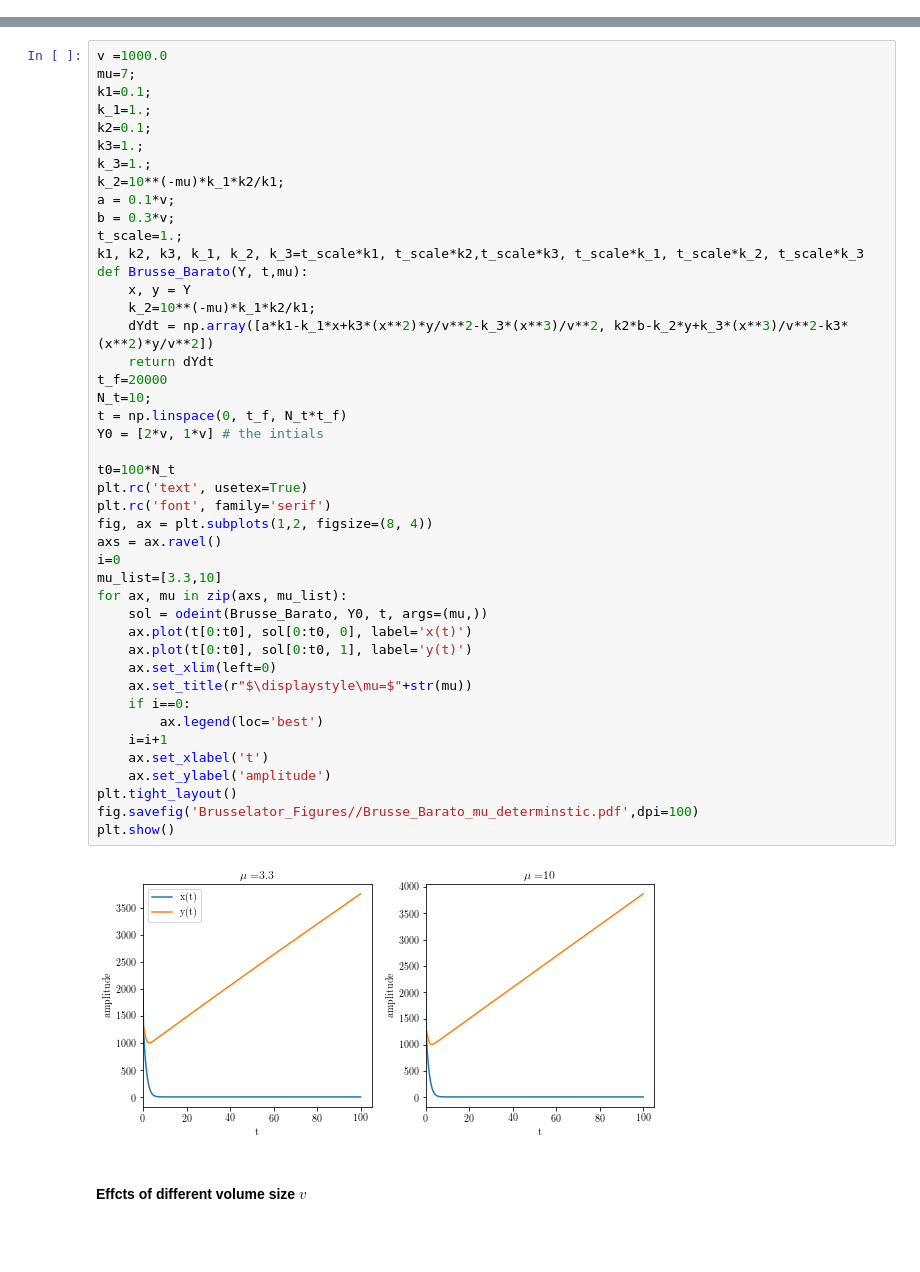
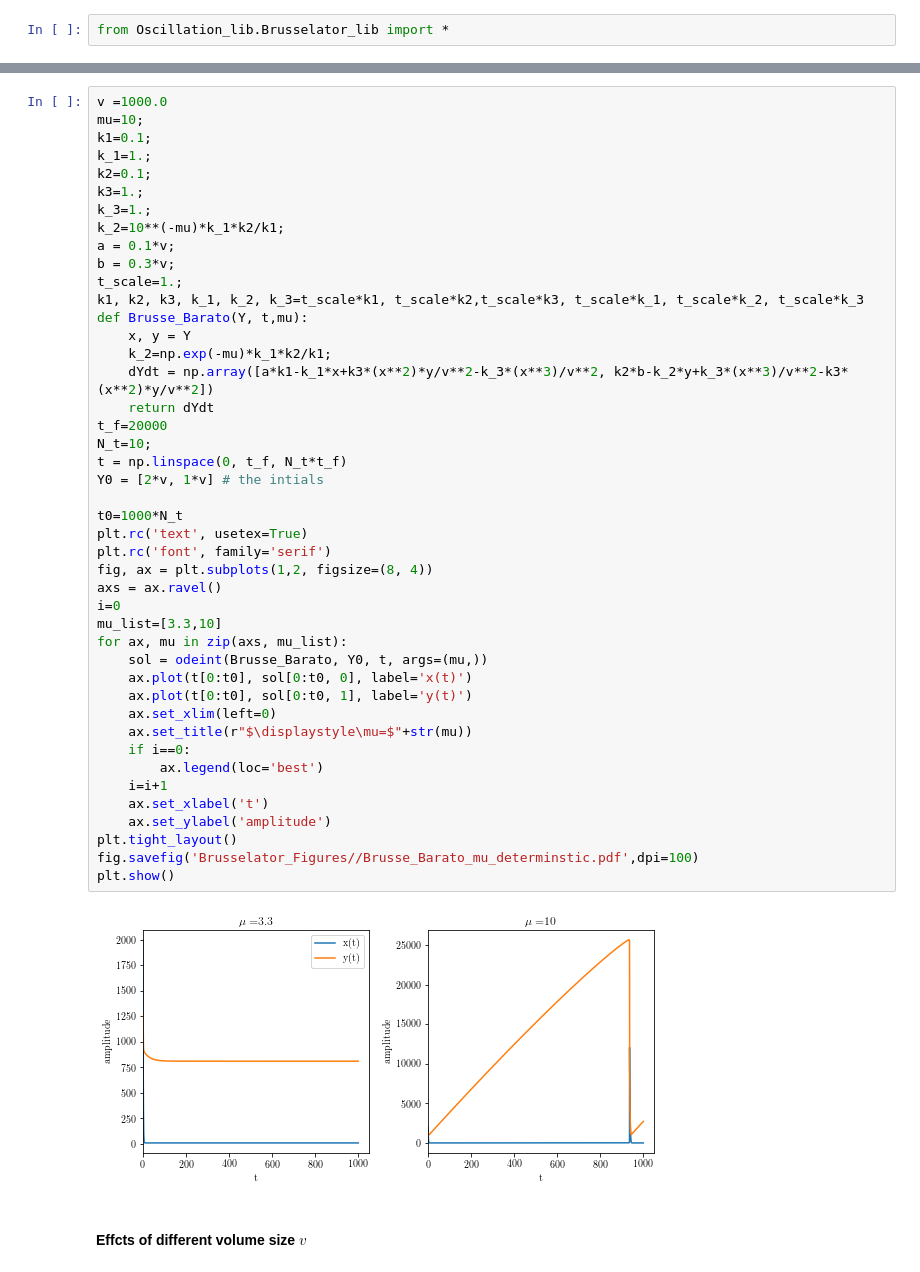
Before and after one commit to Wenping-Cui/Biological-Oscillators, a Jupyter notebook: Brusselator.ipynb, the cells around one changed output, grey strips where cells are left out. Saved outputs shown, nothing was run; the diff lists cells and outputs as text; blank space fills up the shorter version.

```diff
--- a/Brusselator.ipynb
+++ b/Brusselator.ipynb
@@ -15,6 +16,8 @@ from Oscillation_lib.Brusselator_cython import Brusselator_loopProgress
 from Oscillation_lib.Brusselator_cython import Brusse_Barato_loopProgress
 from Oscillation_lib.Oscillation_plot import color20
 tableau20=color20()
+# %%
+from Oscillation_lib.Brusselator_lib import *
 # %% [markdown]
 # Brusselator
 ## Brusselator used by [arxiv.1804.01080](https://arxiv.org/abs/1804.01080)
@@ -24,7 +27,7 @@ tableau20=color20()
 #### Effcts of different free energy difference $\mu$
 # %%
 v =1000.0
-mu=7;
+mu=10;
 k1=0.1;
 k_1=1.;
 k2=0.1;
@@ -37,37 +40,37 @@ t_scale=1.;
 k1, k2, k3, k_1, k_2, k_3=t_scale*k1, t_scale*k2,t_scale*k3, t_scale*k_1, t_scale*k_2, t_scale*k_3
 def Brusse_Barato(Y, t,mu):
     x, y = Y
-    k_2=10**(-mu)*k_1*k2/k1;
+    k_2=np.exp(-mu)*k_1*k2/k1;
     dYdt = np.array([a*k1-k_1*x+k3*(x**2)*y/v**2-k_3*(x**3)/v**2, k2*b-k_2*y+k_3*(x**3)/v**2-k3*(x**2)*y/v**2])
     return dYdt
 t_f=20000
 N_t=10;
 t = np.linspace(0, t_f, N_t*t_f)
 Y0 = [2*v, 1*v] # the intials
 
-t0=100*N_t
+t0=1000*N_t
 plt.rc('text', usetex=True)
 plt.rc('font', family='serif')
 fig, ax = plt.subplots(1,2, figsize=(8, 4))
 axs = ax.ravel()
 i=0
 mu_list=[3.3,10]
 for ax, mu in zip(axs, mu_list):
     sol = odeint(Brusse_Barato, Y0, t, args=(mu,))
     ax.plot(t[0:t0], sol[0:t0, 0], label='x(t)')
     ax.plot(t[0:t0], sol[0:t0, 1], label='y(t)')
     ax.set_xlim(left=0)
     ax.set_title(r"$\displaystyle\mu=$"+str(mu))
     if i==0:
         ax.legend(loc='best')
     i=i+1
     ax.set_xlabel('t')
     ax.set_ylabel('amplitude')
 plt.tight_layout()
 fig.savefig('Brusselator_Figures//Brusse_Barato_mu_determinstic.pdf',dpi=100)
 plt.show()
 # %% [output]
-[figure, old version]
+[figure, new version]
 # %% [markdown]
 #### Effcts of different volume size $v$
 # %%
```
Also changed, not shown: parts of 10 cells of this notebook, 10 other files.
